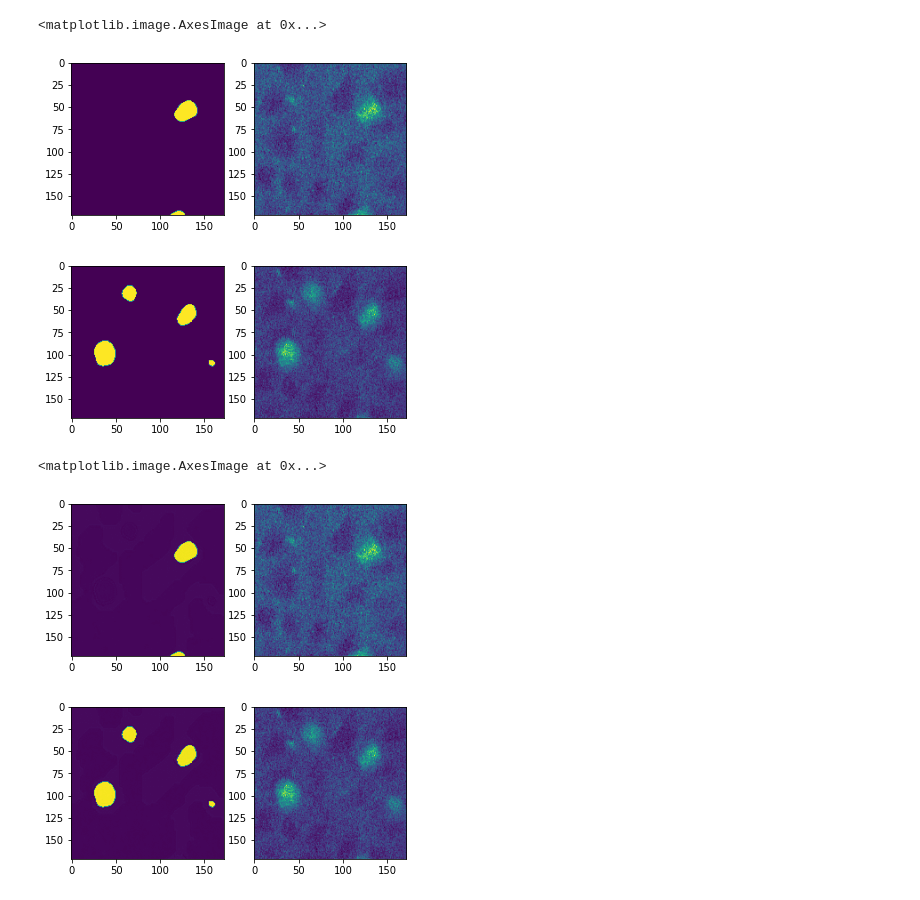
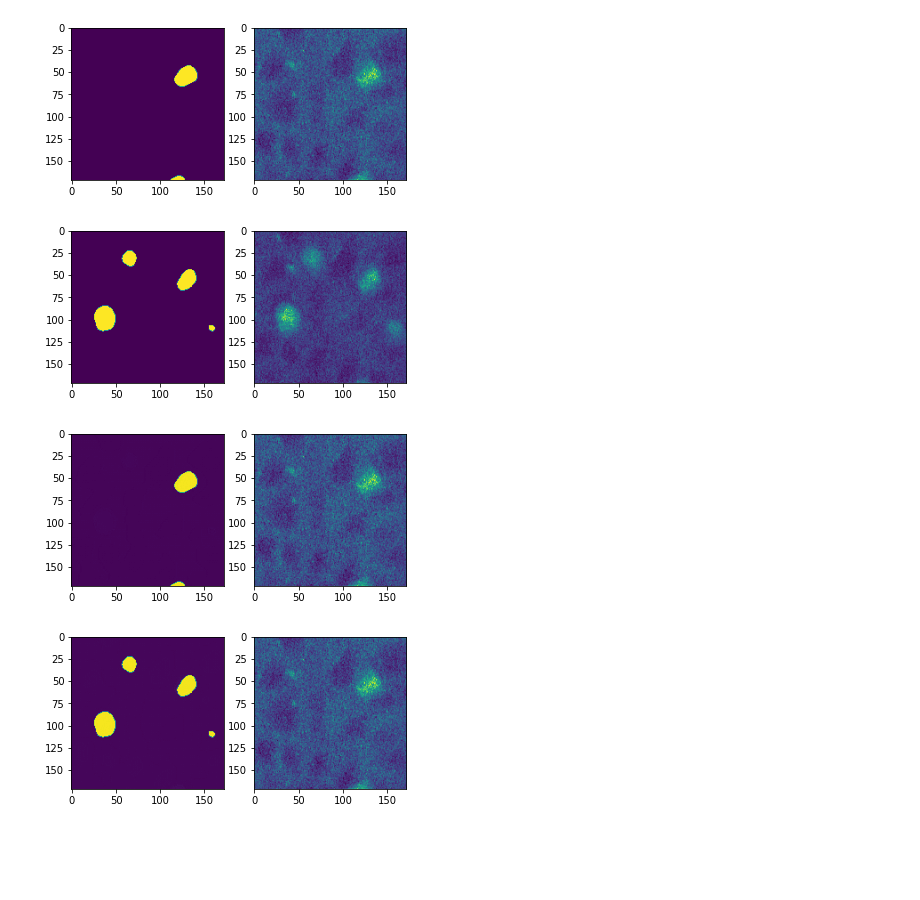
Before and after one commit to nal10/cellcount, a Jupyter notebook: refactor/first_run.ipynb, the cells around one changed output. Drawn from its saved outputs; the diff is of its cells as text; code cells hidden in the pictures; blank space fills up the shorter version.

```diff
--- a/refactor/first_run.ipynb
+++ b/refactor/first_run.ipynb
@@ -103,8 +105,8 @@ im_1_gauss = im_1_gauss/np.max(im_1_gauss)
 L = np.array(np.concatenate([np.expand_dims(im_0_gauss,0),np.expand_dims(im_1_gauss,0)],axis = 0)>0.5).astype('uint8')
 L = L.astype(float)
 
-IM_tensor= torch.tensor(np.expand_dims(IM,0))
-L_tensor = torch.tensor(np.expand_dims(L,0))
+IM_ = np.expand_dims(IM,0)
+L_ = np.expand_dims(L,0)
 # %%
 unet = UNet()
 optimizer = optim.Adam(unet.parameters())
@@ -140,41 +150,54 @@ for epoch in range(1000):  # loop over the dataset multiple times
+# %%
+#Checks - plot
+input_size = 260
+output_size = 172
+crop_size = (input_size-output_size)//2
+# %%
+#tensors have format: [index,channel,height,width]
+
+#Tensors have to be brought to cpu before conversion to numpy
+if torch.cuda.is_available():
+    lbl = crop_tensor(Tensor(L_), outputs).cpu().numpy()
+    img = Tensor(IM_).cpu().numpy()[:,:,crop_size:-crop_size,crop_size:-crop_size]
+    pred = outputs.cpu().detach().numpy()
+else:
+    lbl = crop_tensor(Tensor(L_), outputs).numpy()
+    img = Tensor(IM_).numpy()[:,:,crop_size:-crop_size,crop_size:-crop_size]
+    pred = outputs.cpu().detach().numpy()
 # %%
+import matplotlib.pyplot as plt
 %matplotlib inline
-#Checks
-A = crop_tensor(L_tensor.float(), outputs).numpy()
 
 plt.figure()
 plt.subplot(121)
-plt.imshow(A[0,0,:,:])
+plt.imshow(lbl[0,0,:,:])
 plt.subplot(122)
-plt.imshow(IM_tensor.numpy()[0,0,44:-44,44:-44])
+plt.imshow(img[0,0,:,:])
 
 plt.figure()
 plt.subplot(121)
-plt.imshow(A[0,1,:,:])
+plt.imshow(lbl[0,1,:,:])
 plt.subplot(122)
-plt.imshow(IM_tensor.numpy()[0,1,44:-44,44:-44])
+plt.imshow(img[0,1,:,:])
+plt.show()
 # %% [output]
-<matplotlib.image.AxesImage at 0x...>
 [figure]
 [figure]
 # %%
-%matplotlib inline
-#Checks
-A = outputs.detach().numpy()
+#Show predictions for overfitted example
+plt.figure()
+plt.subplot(121)
+plt.imshow(pred[0,0,:,:])
+plt.subplot(122)
+plt.imshow(img[0,0,:,:])
 
 plt.figure()
 plt.subplot(121)
-plt.imshow(A[0,0,:,:])
+plt.imshow(pred[0,1,:,:])
 plt.subplot(122)
-plt.imshow(IM_tensor.numpy()[0,0,44:-44,44:-44])
-
-plt.figure()
-plt.subplot(121)
-plt.imshow(A[0,1,:,:])
-plt.subplot(122)
-plt.imshow(IM_tensor.numpy()[0,1,44:-44,44:-44])
+plt.imshow(img[0,0,:,:])
+plt.show()
 # %% [output]
-<matplotlib.image.AxesImage at 0x...>
 [figure]
-[figure, old version]
+[figure, new version]
 # %%
```
Also changed, not shown: parts of 4 cells of this notebook.
